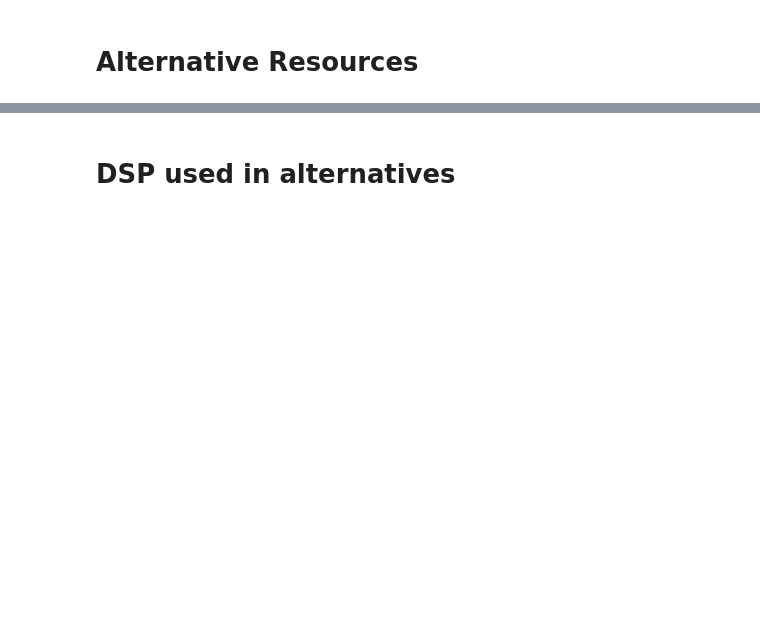
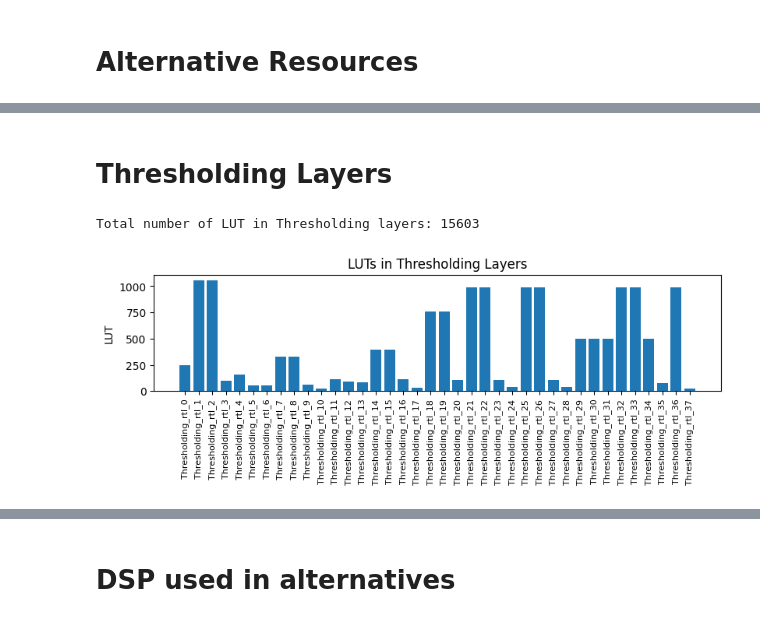
Before and after one commit to wortelio/tfm_gpu_die, a Jupyter notebook: finn/notebooks/uav_finn/classification/my_mblnet_resnet_to_finn_driver/analysis_hw_reports.ipynb, the cells around one changed output, grey strips where cells are left out. Cells and saved outputs as stored; diff of their text form; code cells hidden in the pictures; blank space fills up the shorter version.

```diff
--- a/finn/notebooks/uav_finn/classification/my_mblnet_resnet_to_finn_driver/analysis_hw_reports.ipynb
+++ b/finn/notebooks/uav_finn/classification/my_mblnet_resnet_to_finn_driver/analysis_hw_reports.ipynb
@@ -152,6 +159,8 @@ mvau_dsp = {
     "wDSP": {k: v for k, v in dsp_list[0].items() if (("MVAU" in k) or ("VVAU" in k))},
     "woDSP": {k: v for k, v in dsp_list[1].items() if (("MVAU" in k) or ("VVAU" in k))},
 }
+
+thres_lut = {k: v for k, v in lut_list[0].items() if "Thresholding" in k}
 # %%
 mvau_lut
 # %% [output]
@@ -174,0 +184,17 @@ mvau_lut
+# %% [markdown]
+# Thresholding Layers
+# %%
+print(f'Total number of LUT in Thresholding layers: {int(sum(thres_lut.values()))}')
+
+x = np.arange(len(thres_lut.keys()))  # the label locations
+
+fig, ax = plt.subplots(layout='constrained', figsize=(8, 3))
+
+ax.bar(thres_lut.keys(), thres_lut.values())
+ax.set_ylabel('LUT')
+ax.set_xticks(x, thres_lut.keys(), rotation=90, fontsize = 8)
+ax.set_title("LUTs in Thresholding Layers")
+plt.show()
+# %% [output]
+Total number of LUT in Thresholding layers: 15603
+[figure, added]
```
Also changed, not shown: parts of 15 cells of this notebook, 26 other files.
